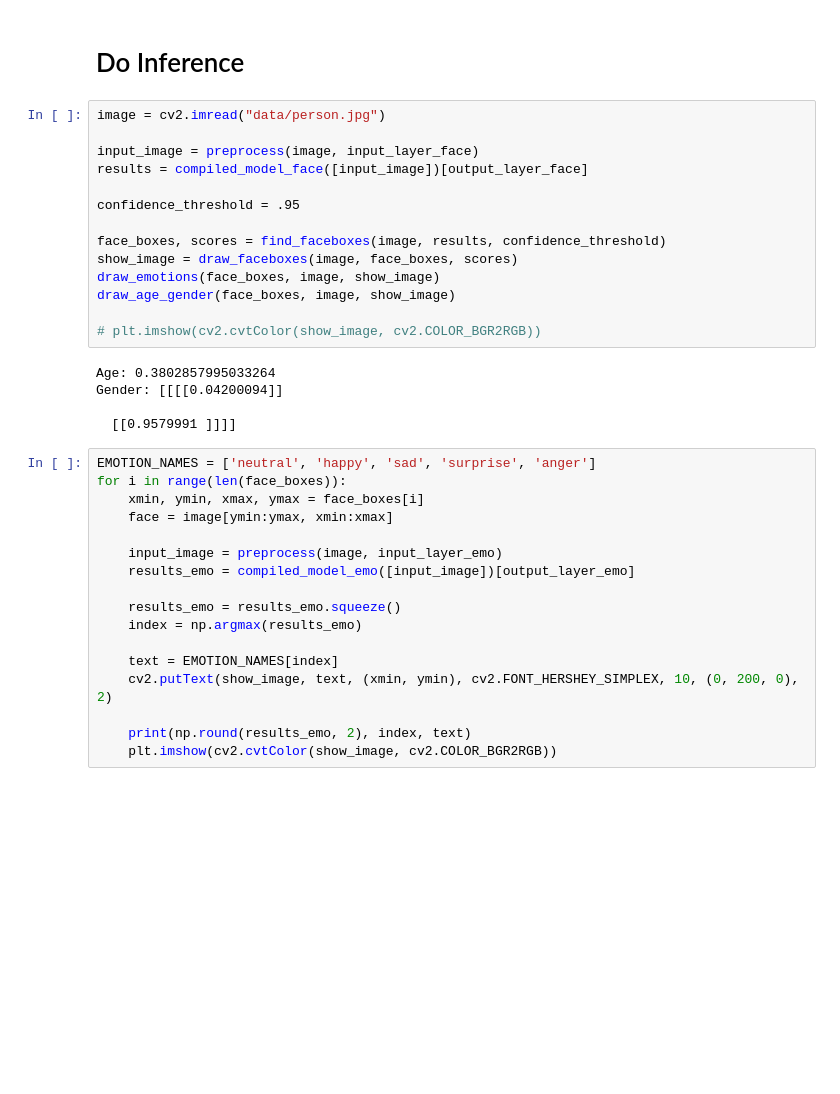
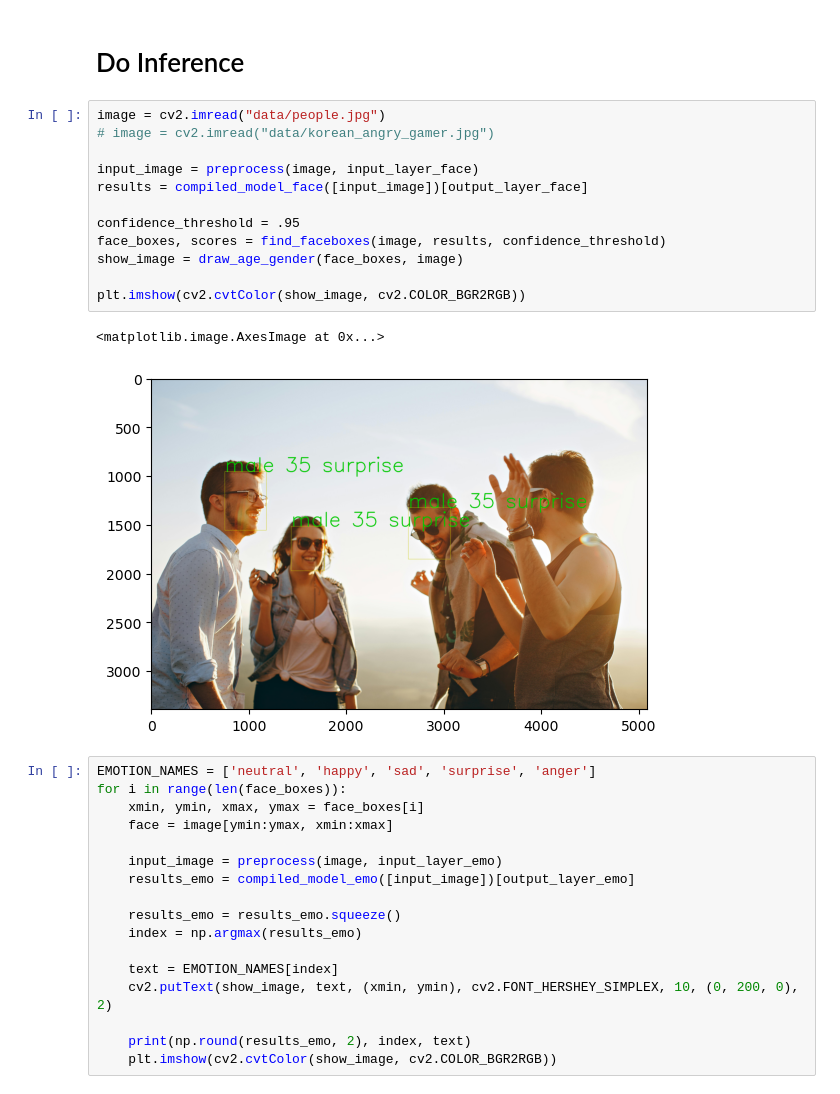
Before and after one commit to suzukaotto/2024-BrainAI, a Jupyter notebook: openvino101/4. Age-Gender Detection.ipynb, the cells around one changed output. Saved outputs shown, nothing was run; the diff lists cells and outputs as text; blank space fills up the shorter version.

```diff
--- a/openvino101/4. Age-Gender Detection.ipynb
+++ b/openvino101/4. Age-Gender Detection.ipynb
@@ -119,24 +152,20 @@ def draw_age_gender(face_boxes, image, show_image):
 # %% [markdown]
 # Do Inference
 # %%
-image = cv2.imread("data/person.jpg")
+image = cv2.imread("data/people.jpg")
+# image = cv2.imread("data/korean_angry_gamer.jpg")
 
 input_image = preprocess(image, input_layer_face)
 results = compiled_model_face([input_image])[output_layer_face]
 
 confidence_threshold = .95
+face_boxes, scores = find_faceboxes(image, results, confidence_threshold)
+show_image = draw_age_gender(face_boxes, image)
 
-face_boxes, scores = find_faceboxes(image, results, confidence_threshold)
-show_image = draw_faceboxes(image, face_boxes, scores)
-draw_emotions(face_boxes, image, show_image)
-draw_age_gender(face_boxes, image, show_image)
-
-# plt.imshow(cv2.cvtColor(show_image, cv2.COLOR_BGR2RGB))
+plt.imshow(cv2.cvtColor(show_image, cv2.COLOR_BGR2RGB))
 # %% [output]
-Age: 0.3802857995033264
-Gender: [[[[0.04200094]]
-
-  [[0.9579991 ]]]]
+<matplotlib.image.AxesImage at 0x...>
+[figure, added]
 # %%
 EMOTION_NAMES = ['neutral', 'happy', 'sad', 'surprise', 'anger']
 for i in range(len(face_boxes)):
```
Also changed, not shown: parts of 2 cells of this notebook, 13 other files.
